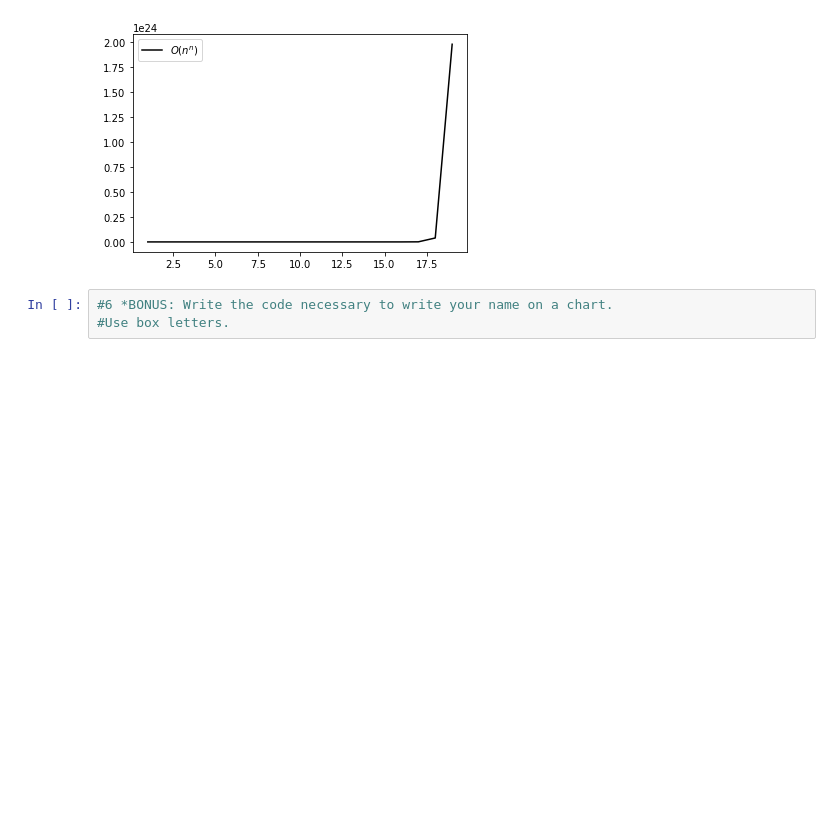
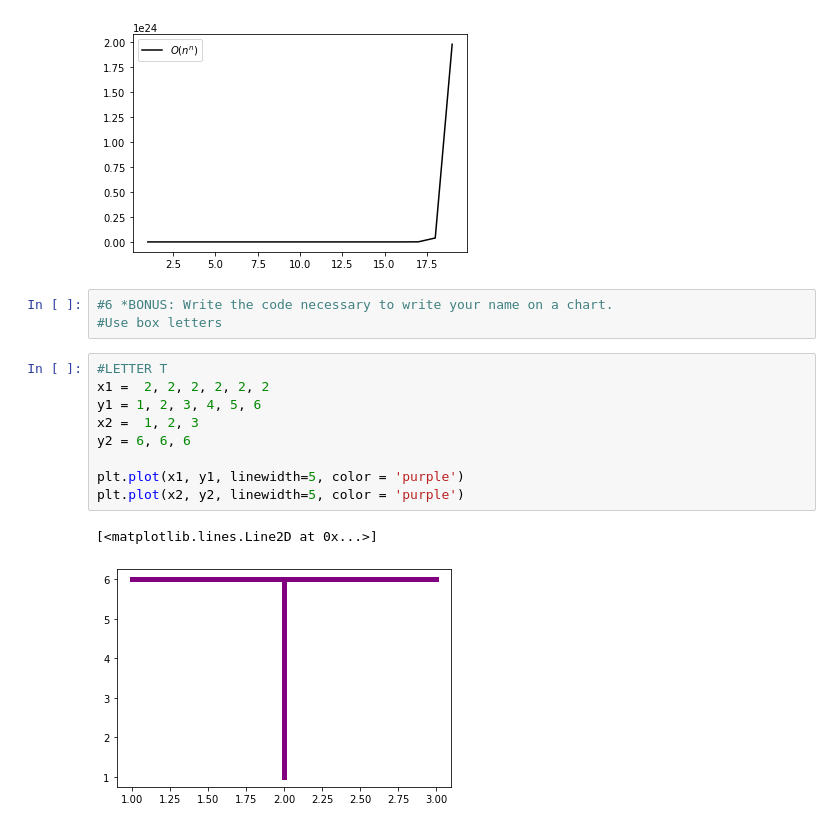
Before and after one commit to natasharivers/numpy-pandas-visualization-exercises, a Jupyter notebook: big_o_notation.ipynb, the cells around one changed output. Drawn from its saved outputs; the diff is of its cells as text; blank space fills up the shorter version.

```diff
--- a/big_o_notation.ipynb
+++ b/big_o_notation.ipynb
@@ -126,4 +126,16 @@ plt.legend()
 [figure]
 # %%
 #6 *BONUS: Write the code necessary to write your name on a chart.
-#Use box letters.
+#Use box letters
+# %%
+#LETTER T
+x1 =  2, 2, 2, 2, 2, 2
+y1 = 1, 2, 3, 4, 5, 6
+x2 =  1, 2, 3
+y2 = 6, 6, 6
+
+plt.plot(x1, y1, linewidth=5, color = 'purple')
+plt.plot(x2, y2, linewidth=5, color = 'purple')
+# %% [output]
+[<matplotlib.lines.Line2D at 0x...>]
+[figure, added]
```
Also changed, not shown: parts of 8 cells of this notebook.
